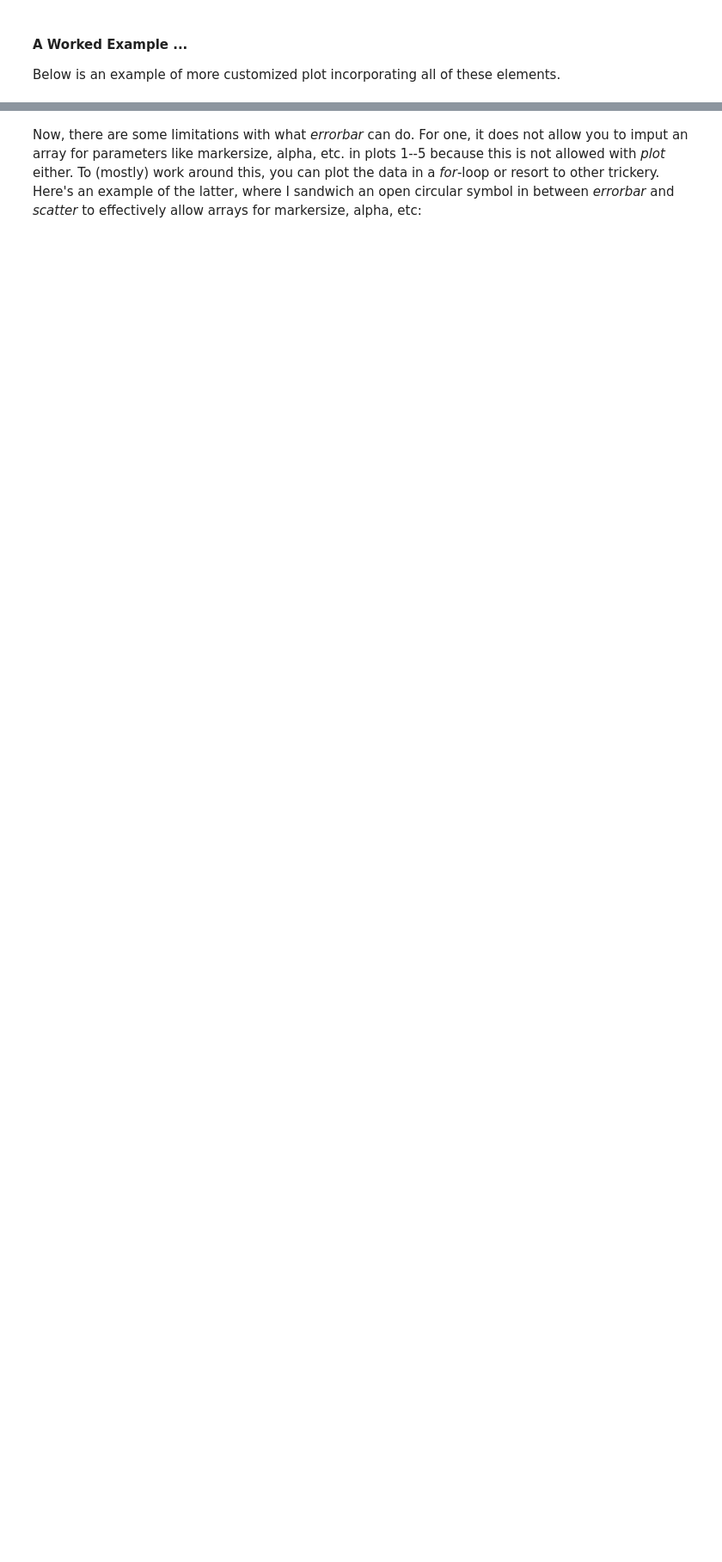
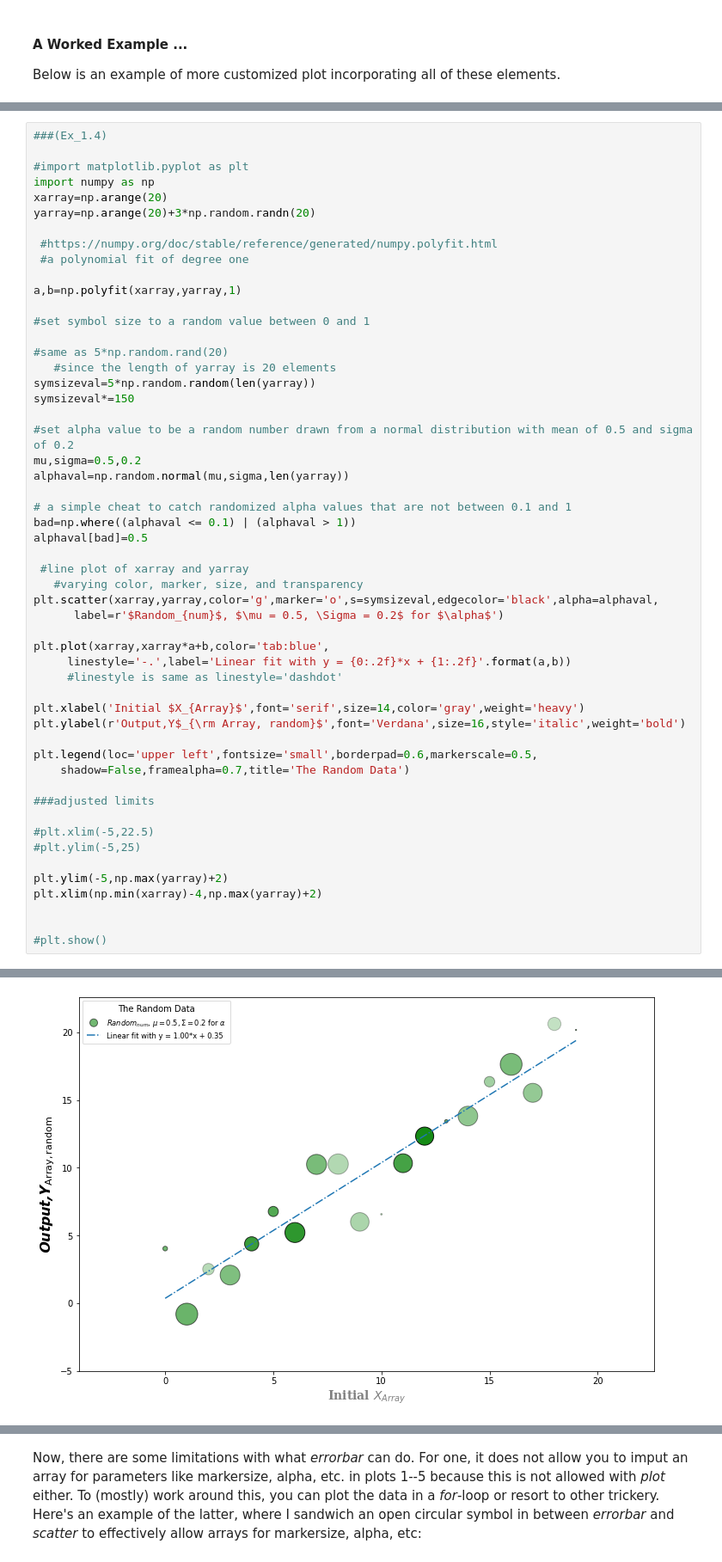
Before and after one commit to thaynecurrie/phys7943_fall2023, a Jupyter notebook: ScientificPythonNotes/Matplotlib/Python_matplotlib_part1.ipynb, the cells around one changed output, grey strips where cells are left out. Shown at 86% size. Saved outputs shown, nothing was run; the diff lists cells and outputs as text; blank space fills up the shorter version.

```diff
--- a/ScientificPythonNotes/Matplotlib/Python_matplotlib_part1.ipynb
+++ b/ScientificPythonNotes/Matplotlib/Python_matplotlib_part1.ipynb
@@ -439,0 +458,54 @@ plt.legend(loc='upper left',fontsize='small',borderpad=0.6,markerscale=0.5,
+# %%
+###(Ex_1.4)
+
+#import matplotlib.pyplot as plt
+import numpy as np
+xarray=np.arange(20)
+yarray=np.arange(20)+3*np.random.randn(20)
+
+ #https://numpy.org/doc/stable/reference/generated/numpy.polyfit.html
+ #a polynomial fit of degree one
+
+a,b=np.polyfit(xarray,yarray,1)
+
+#set symbol size to a random value between 0 and 1
+
+#same as 5*np.random.rand(20)
+   #since the length of yarray is 20 elements
+symsizeval=5*np.random.random(len(yarray))
+symsizeval*=150
+
+#set alpha value to be a random number drawn from a normal distribution with mean of 0.5 and sigma of 0.2
+mu,sigma=0.5,0.2
+alphaval=np.random.normal(mu,sigma,len(yarray))
+
+# a simple cheat to catch randomized alpha values that are not between 0.1 and 1
+bad=np.where((alphaval <= 0.1) | (alphaval > 1))
+alphaval[bad]=0.5
+
+ #line plot of xarray and yarray
+   #varying color, marker, size, and transparency
+plt.scatter(xarray,yarray,color='g',marker='o',s=symsizeval,edgecolor='black',alpha=alphaval,
+      label=r'$Random_{num}$, $\mu = 0.5, \Sigma = 0.2$ for $\alpha$')
+
+plt.plot(xarray,xarray*a+b,color='tab:blue',
+     linestyle='-.',label='Linear fit with y = {0:.2f}*x + {1:.2f}'.format(a,b))
+     #linestyle is same as linestyle='dashdot'
+
+plt.xlabel('Initial $X_{Array}$',font='serif',size=14,color='gray',weight='heavy')
+plt.ylabel(r'Output,Y$_{\rm Array, random}$',font='Verdana',size=16,style='italic',weight='bold')
+
+plt.legend(loc='upper left',fontsize='small',borderpad=0.6,markerscale=0.5,
+    shadow=False,framealpha=0.7,title='The Random Data')
+
+###adjusted limits
+
+#plt.xlim(-5,22.5)
+#plt.ylim(-5,25)
+
+plt.ylim(-5,np.max(yarray)+2)
+plt.xlim(np.min(xarray)-4,np.max(yarray)+2)
+
+
+#plt.show()
+# %% [output]
@@ -440 +513,2 @@ plt.legend(loc='upper left',fontsize='small',borderpad=0.6,markerscale=0.5,
+[figure, added]
 # %% [markdown]
```
Also changed, not shown: parts of 14 cells of this notebook, 30 other files.
